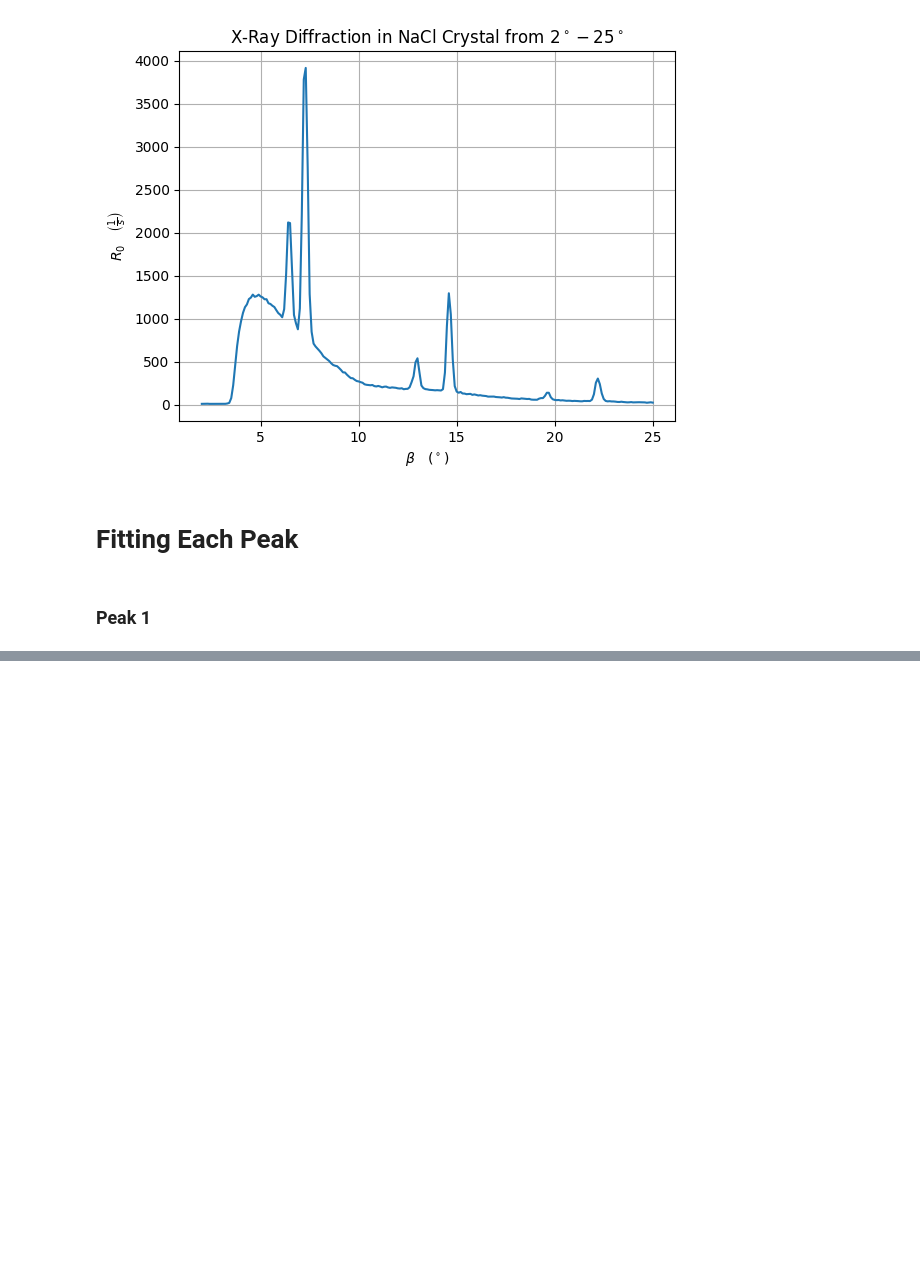
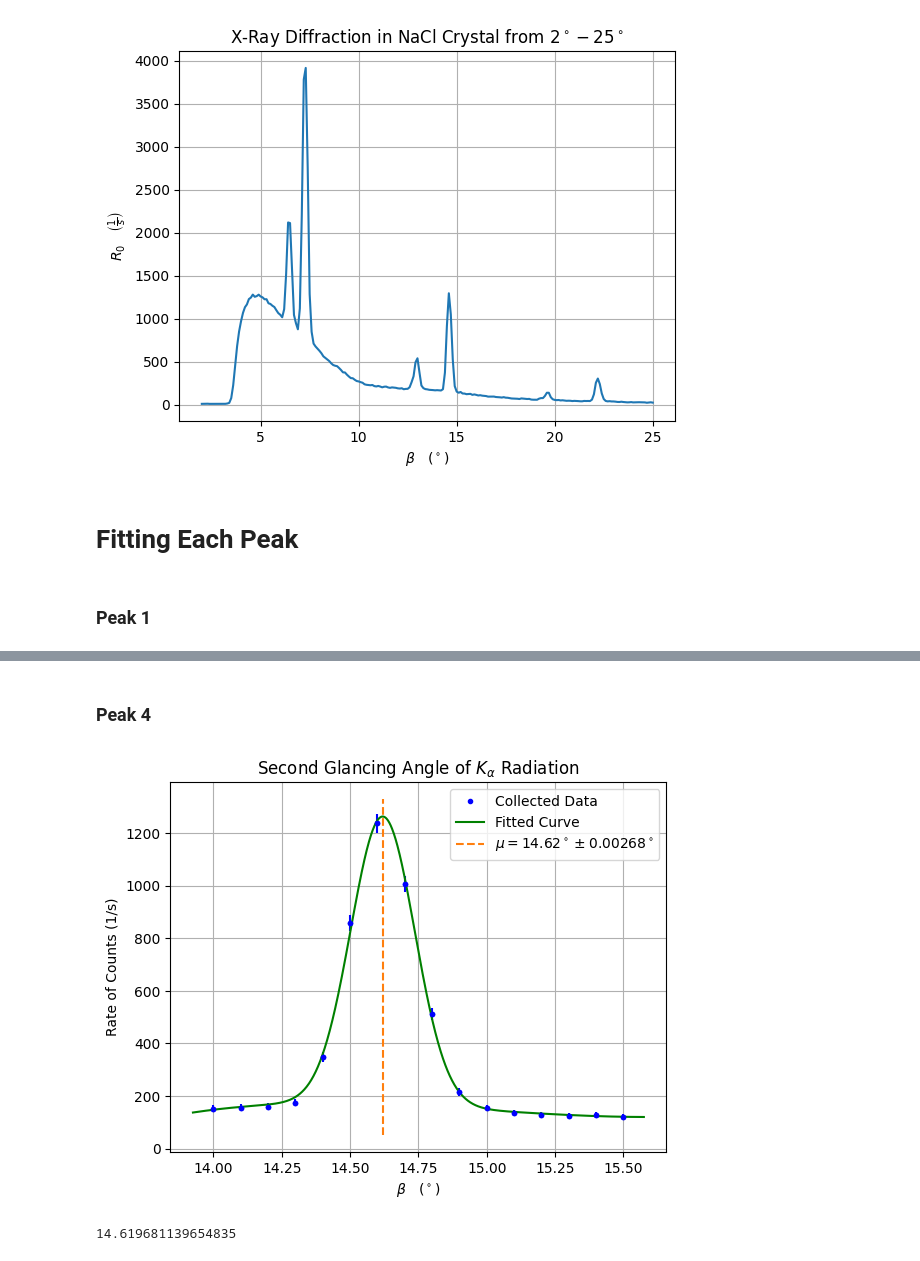
Before and after one commit to KaleStahl/PHYS-506---Advanced-Lab, a Jupyter notebook: Lab 1 - X-Ray Diffraction/Data/X-ray Data Analysis.ipynb, the cells around one changed output, grey strips where cells are left out. Saved outputs shown, nothing was run; the diff lists cells and outputs as text; code cells hidden in the pictures; blank space fills up the shorter version.

```diff
--- a/Lab 1 - X-Ray Diffraction/Data/X-ray Data Analysis.ipynb
+++ b/Lab 1 - X-Ray Diffraction/Data/X-ray Data Analysis.ipynb
@@ -68,0 +111,15 @@ plt.plot(peak_beta, fitPeak(peak_beta, *peakParams[0]), "b-")
+# %% [markdown]
+### Peak 4
+# %%
+data4 = pandas.read_csv('Peak 4.csv')
+
+angle4 = np.array(data4['angle'])
+#angle4 = angle3[:-6]
+
+rate4 = np.array(data4['rate'])
+#rate4 = rate3[:-6]
+
+print(findPeakCenter(angle4, rate4, [14.3, 15.0], 4, r"Second Glancing Angle of $K_\alpha$ Radiation"))
+# %% [output]
+[figure, added]
+14.619681139654835
```
Also changed, not shown: parts of 13 cells of this notebook, 7 other files.
